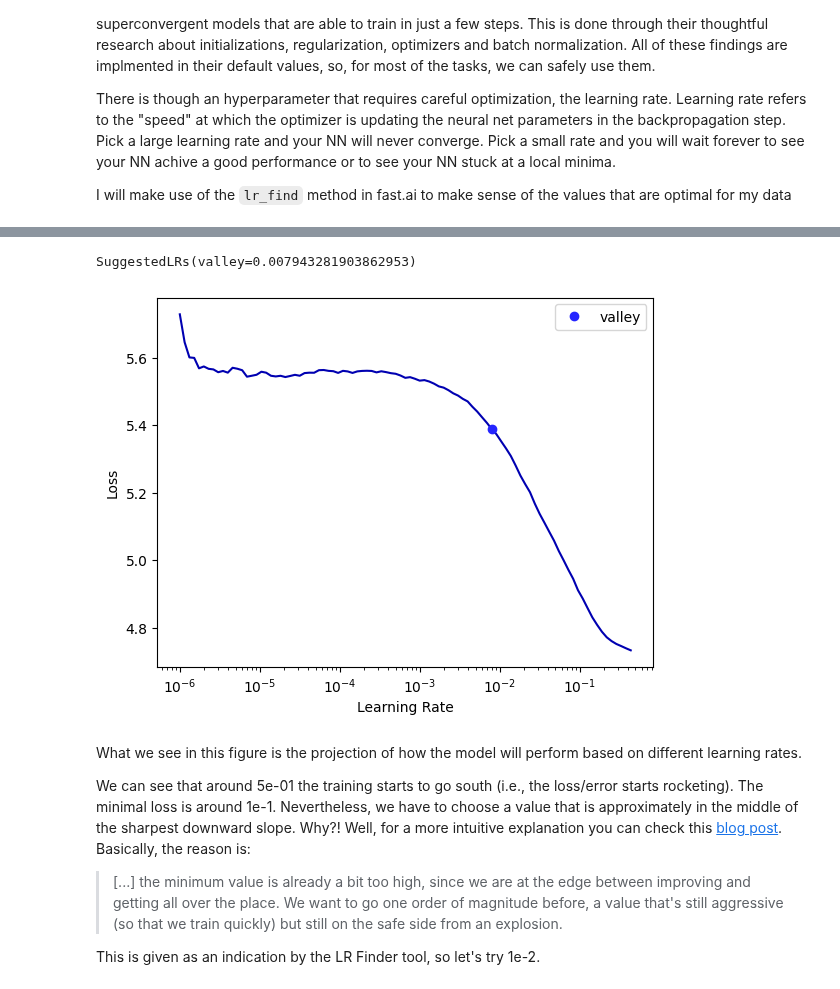
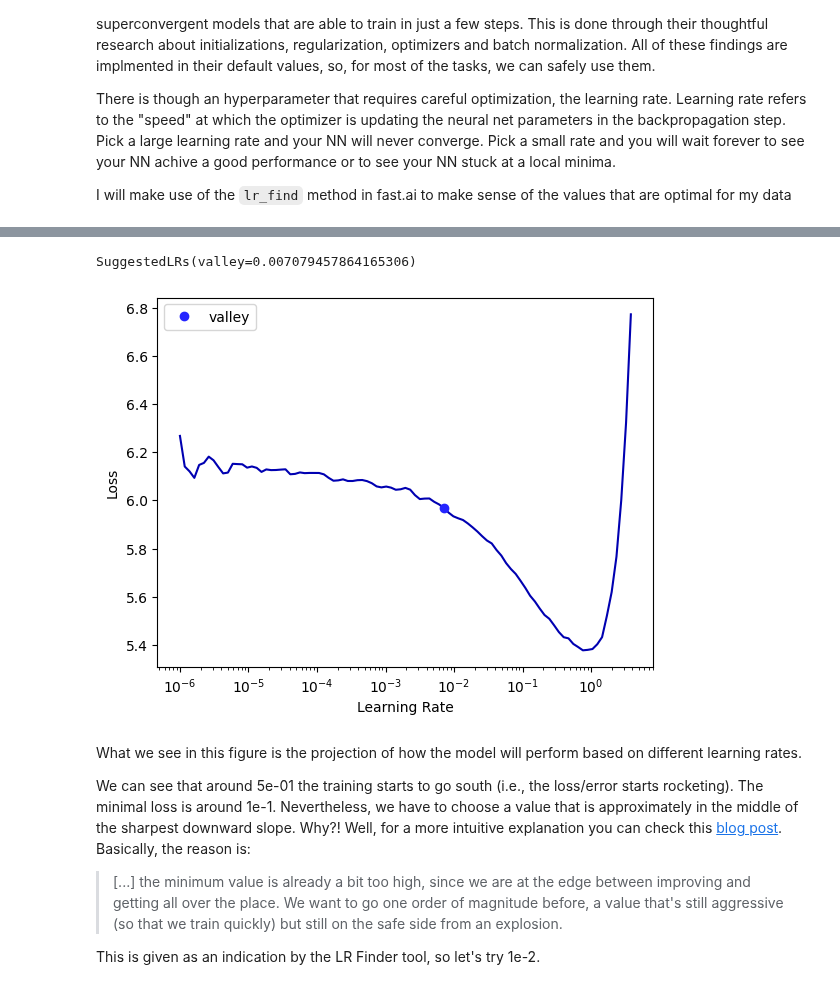
Before and after one commit to acastellanos-ie/NLP-MDBI-EN, a Jupyter notebook: text_classification_practice_dl/practice_solution.ipynb, the cells around one changed output, grey strips where cells are left out. Cells and saved outputs as stored; diff of their text form; code cells hidden in the pictures.

```diff
--- a/text_classification_practice_dl/practice_solution.ipynb
+++ b/text_classification_practice_dl/practice_solution.ipynb
@@ -1260,9 +1266,9 @@ learn = language_model_learner(
 # %%
-learn.lr_find(start_lr=1e-6, end_lr=1)
+learn.lr_find(start_lr=1e-6, end_lr=10)
 # %% [output]
 [interactive output not drawn]
-SuggestedLRs(valley=0.007943281903862953)
+SuggestedLRs(valley=0.007079457864165306)
-[figure, old version]
+[figure, new version]
 # %% [markdown]
 What we see in this figure is the projection of how the model will perform based on different learning rates.
 
```
Also changed, not shown: parts of 40 cells of this notebook.
